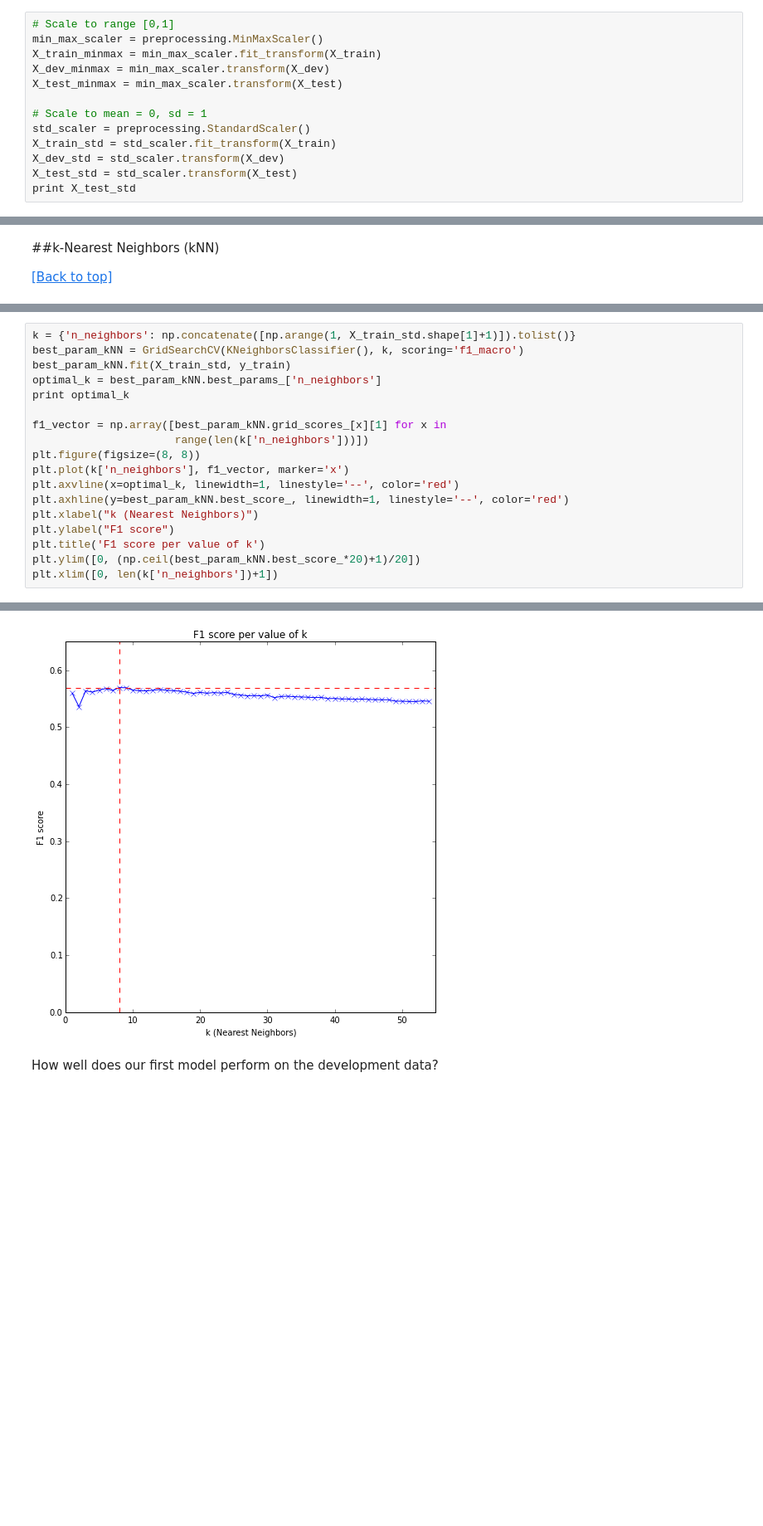
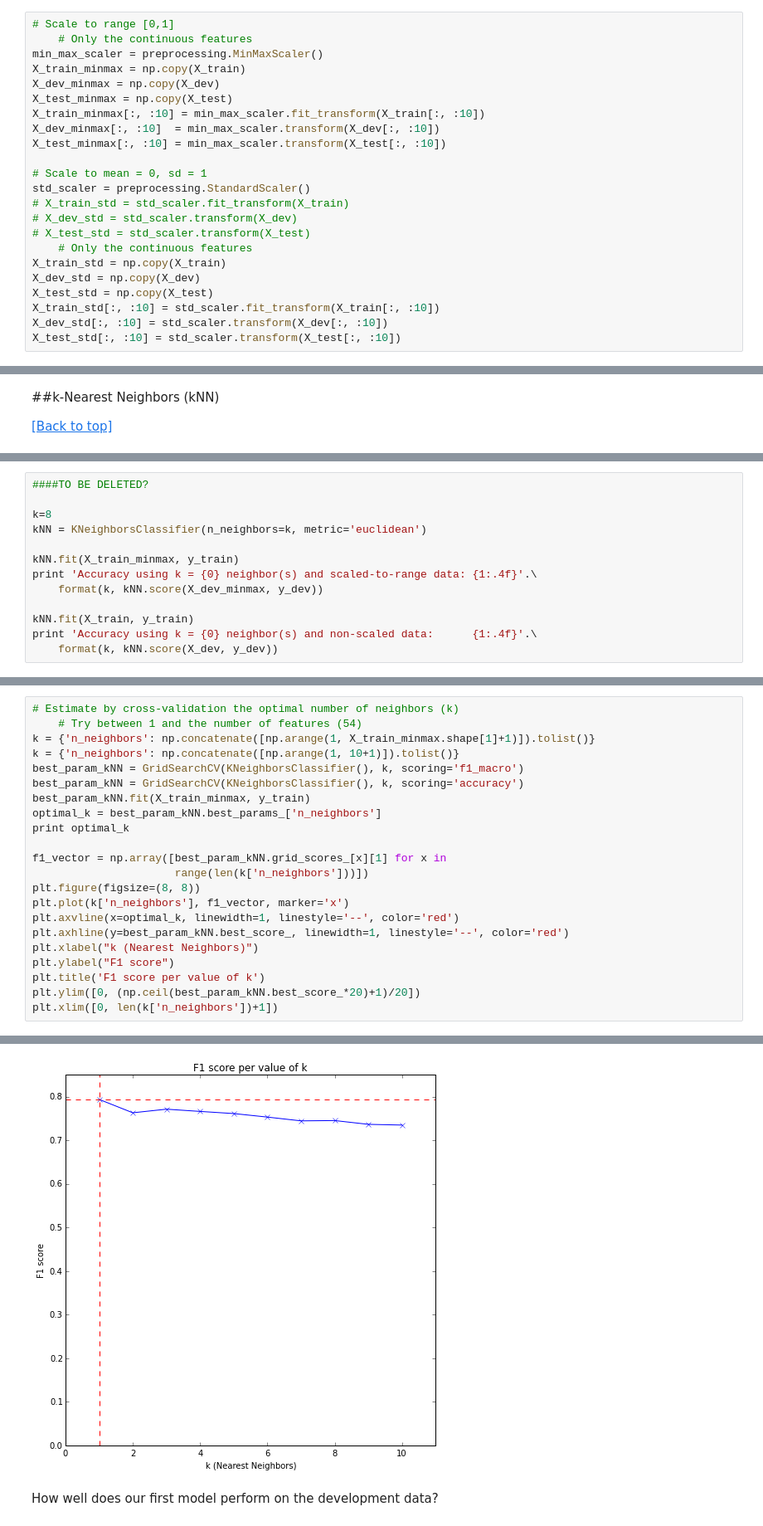
Before and after one commit to juanjocarin/W207-final-project, a Jupyter notebook: Forest/W207-Carin_Mahmud_Sakhamuri.ipynb, the cells around one changed output, grey strips where cells are left out. Shown: that part at 83% size. Saved outputs shown, nothing was run; the diff lists cells and outputs as text; blank space fills up the shorter version.

```diff
--- a/Forest/W207-Carin_Mahmud_Sakhamuri.ipynb
+++ b/Forest/W207-Carin_Mahmud_Sakhamuri.ipynb
@@ -128,14 +162,24 @@ We'll try `preprocessing.StandardScaler` (standardize features by removing the m
 http://scikit-learn.org/stable/modules/preprocessing.html
 # %%
 # Scale to range [0,1]
+    # Only the continuous features
 min_max_scaler = preprocessing.MinMaxScaler()
-X_train_minmax = min_max_scaler.fit_transform(X_train)
-X_dev_minmax = min_max_scaler.transform(X_dev)
-X_test_minmax = min_max_scaler.transform(X_test)
+X_train_minmax = np.copy(X_train)
+X_dev_minmax = np.copy(X_dev)
+X_test_minmax = np.copy(X_test)
+X_train_minmax[:, :10] = min_max_scaler.fit_transform(X_train[:, :10])
+X_dev_minmax[:, :10]  = min_max_scaler.transform(X_dev[:, :10])
+X_test_minmax[:, :10] = min_max_scaler.transform(X_test[:, :10])
 
 # Scale to mean = 0, sd = 1
 std_scaler = preprocessing.StandardScaler()
-X_train_std = std_scaler.fit_transform(X_train)
-X_dev_std = std_scaler.transform(X_dev)
-X_test_std = std_scaler.transform(X_test)
-print X_test_std
+# X_train_std = std_scaler.fit_transform(X_train)
+# X_dev_std = std_scaler.transform(X_dev)
+# X_test_std = std_scaler.transform(X_test)
+    # Only the continuous features
+X_train_std = np.copy(X_train)
+X_dev_std = np.copy(X_dev)
+X_test_std = np.copy(X_test)
+X_train_std[:, :10] = std_scaler.fit_transform(X_train[:, :10])
+X_dev_std[:, :10] = std_scaler.transform(X_dev[:, :10])
+X_test_std[:, :10] = std_scaler.transform(X_test[:, :10])
@@ -161,0 +228,13 @@ print X_test_std
+# %%
+####TO BE DELETED?
+
+k=8
+kNN = KNeighborsClassifier(n_neighbors=k, metric='euclidean')
+
+kNN.fit(X_train_minmax, y_train)
+print 'Accuracy using k = {0} neighbor(s) and scaled-to-range data: {1:.4f}'.\
+    format(k, kNN.score(X_dev_minmax, y_dev))
+
+kNN.fit(X_train, y_train)
+print 'Accuracy using k = {0} neighbor(s) and non-scaled data:      {1:.4f}'.\
+    format(k, kNN.score(X_dev, y_dev))
@@ -162,7 +244,11 @@ print X_test_std
 # %%
-k = {'n_neighbors': np.concatenate([np.arange(1, X_train_std.shape[1]+1)]).tolist()}
+# Estimate by cross-validation the optimal number of neighbors (k)
+    # Try between 1 and the number of features (54)
+k = {'n_neighbors': np.concatenate([np.arange(1, X_train_minmax.shape[1]+1)]).tolist()}
+k = {'n_neighbors': np.concatenate([np.arange(1, 10+1)]).tolist()}
 best_param_kNN = GridSearchCV(KNeighborsClassifier(), k, scoring='f1_macro')
-best_param_kNN.fit(X_train_std, y_train)
+best_param_kNN = GridSearchCV(KNeighborsClassifier(), k, scoring='accuracy')
+best_param_kNN.fit(X_train_minmax, y_train)
 optimal_k = best_param_kNN.best_params_['n_neighbors']
 print optimal_k
 
@@ -183,4 +269,4 @@ plt.xlim([0, len(k['n_neighbors'])+1])
-[figure, old version]
+[figure, new version]
 # %% [markdown]
 How well does our first model perform on the development data?
 # %%
```
Also changed, not shown: parts of 27 cells of this notebook.
